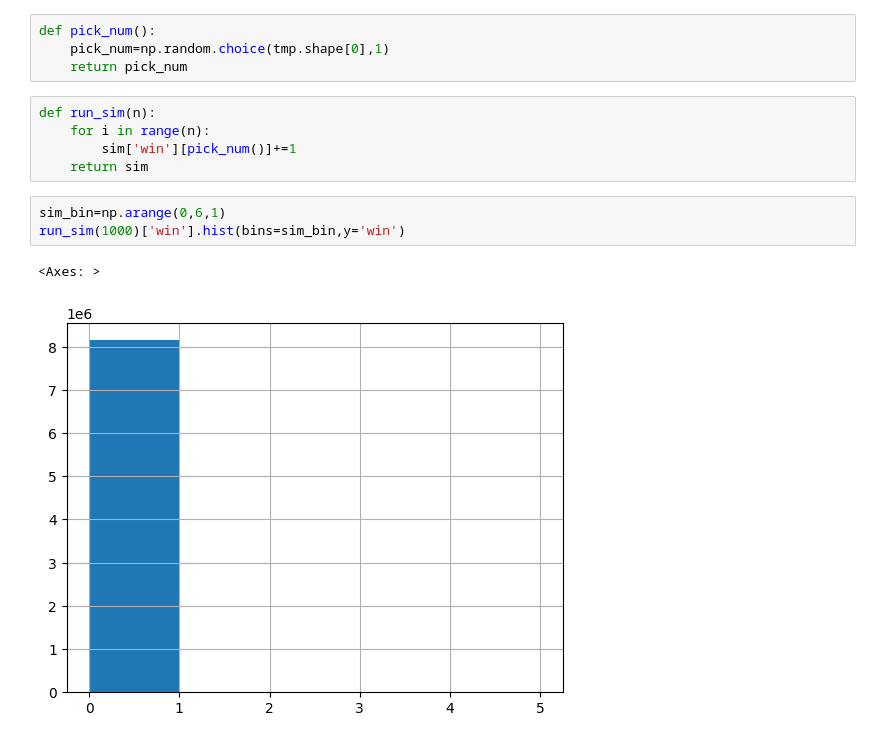
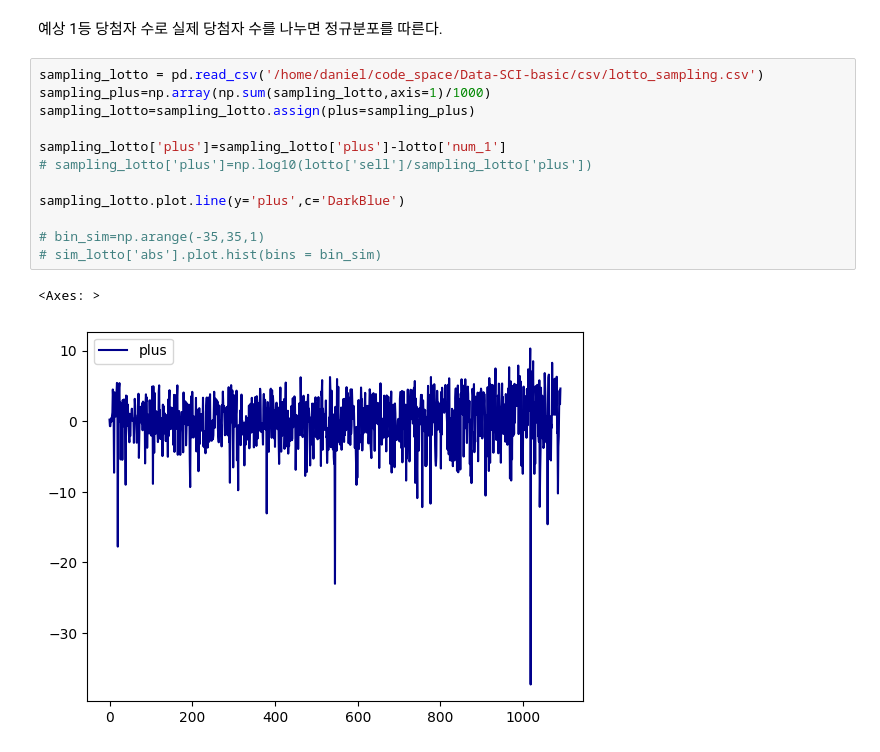
Before and after one commit to daniel0406070/Data-SCI-basic, a Jupyter notebook: src/11_1.ipynb, the cells around one changed output. Cells and saved outputs as stored; diff of their text form.

```diff
--- a/src/11_1.ipynb
+++ b/src/11_1.ipynb
@@ -76,15 +63,17 @@ sim
-# %%
-def pick_num():
-    pick_num=np.random.choice(tmp.shape[0],1)
-    return pick_num
-# %%
-def run_sim(n):
-    for i in range(n):
-        sim['win'][pick_num()]+=1
-    return sim
-# %%
-sim_bin=np.arange(0,6,1)
-run_sim(1000)['win'].hist(bins=sim_bin,y='win')
-# %% [output]
-<Axes: >
-[figure, removed]
+# %% [markdown]
+예상 1등 당첨자 수로 실제 당첨자 수를 나누면 정규분포를 따른다.
+# %%
+sampling_lotto = pd.read_csv('/home/daniel/code_space/Data-SCI-basic/csv/lotto_sampling.csv')
+sampling_plus=np.array(np.sum(sampling_lotto,axis=1)/1000)
+sampling_lotto=sampling_lotto.assign(plus=sampling_plus)
+
+sampling_lotto['plus']=sampling_lotto['plus']-lotto['num_1']
+# sampling_lotto['plus']=np.log10(lotto['sell']/sampling_lotto['plus'])
+
+sampling_lotto.plot.line(y='plus',c='DarkBlue')
+
+# bin_sim=np.arange(-35,35,1)
+# sim_lotto['abs'].plot.hist(bins = bin_sim)
+# %% [output]
+<Axes: >
+[figure, added]
```
Also changed, not shown: parts of 11 cells of this notebook, 5 other files.
